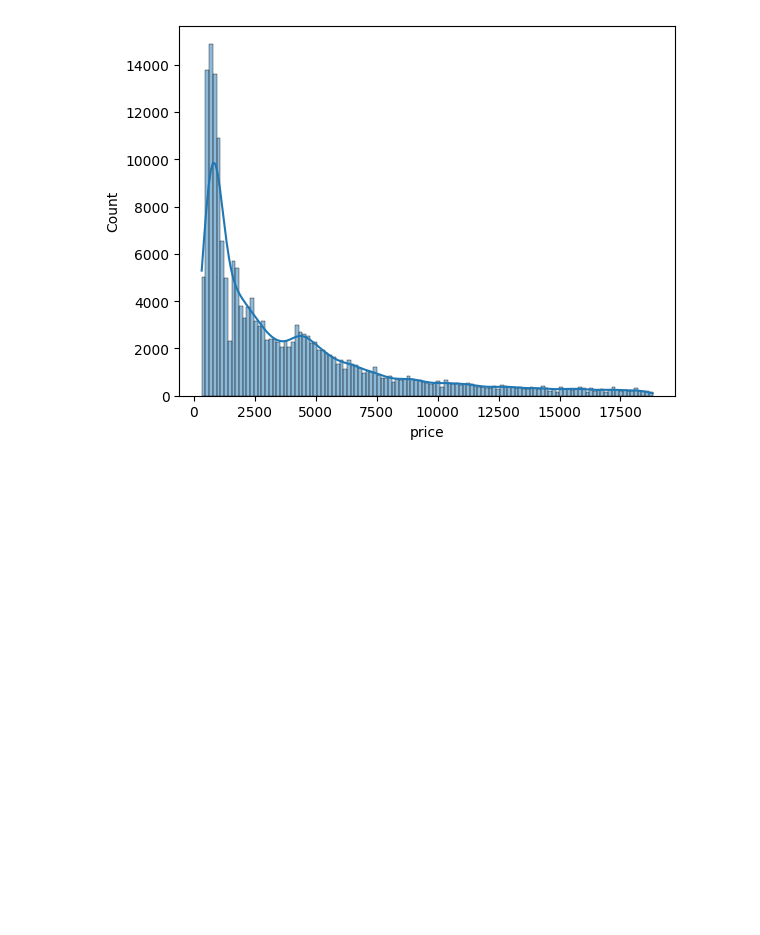
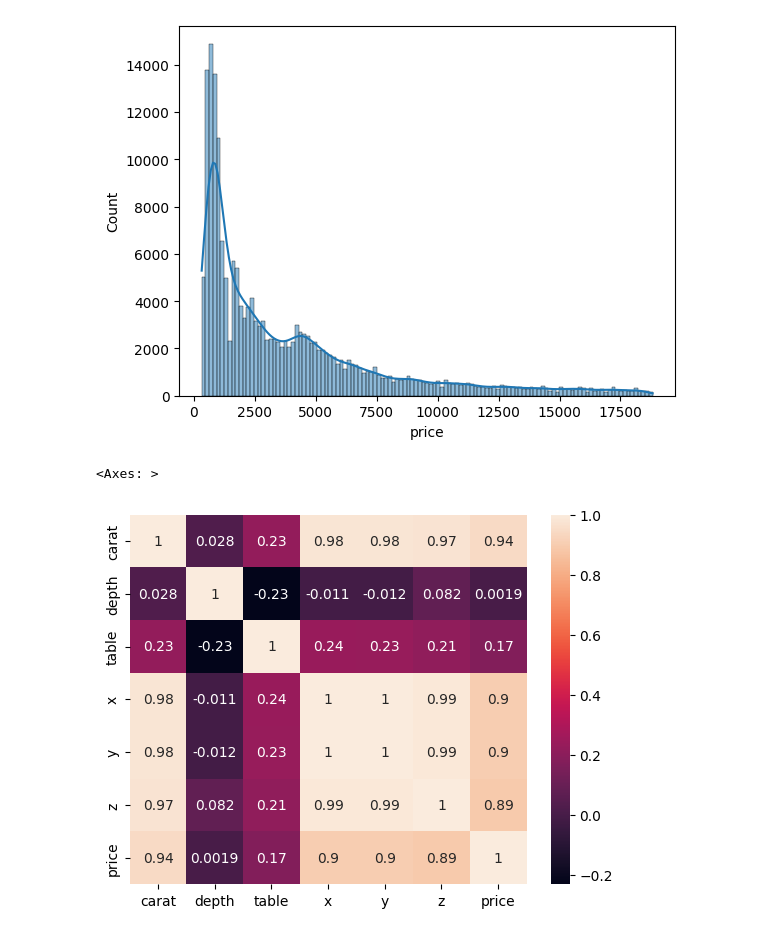
Before and after one commit to himwroteCode/MLops, a Jupyter notebook: experiment/experiments.ipynb, the cells around one changed output. Drawn from its saved outputs; the diff is of its cells as text; code cells hidden in the pictures; blank space fills up the shorter version.

```diff
--- a/experiment/experiments.ipynb
+++ b/experiment/experiments.ipynb
@@ -63,3 +64,8 @@ for col in num_columns:
 [figure]
 [figure]
 [figure]
+# %%
+sns.heatmap(data[num_columns].corr(),annot=True)
+# %% [output]
+<Axes: >
+[figure, added]
```
Also changed, not shown: parts of 36 cells of this notebook, 1 other file.
